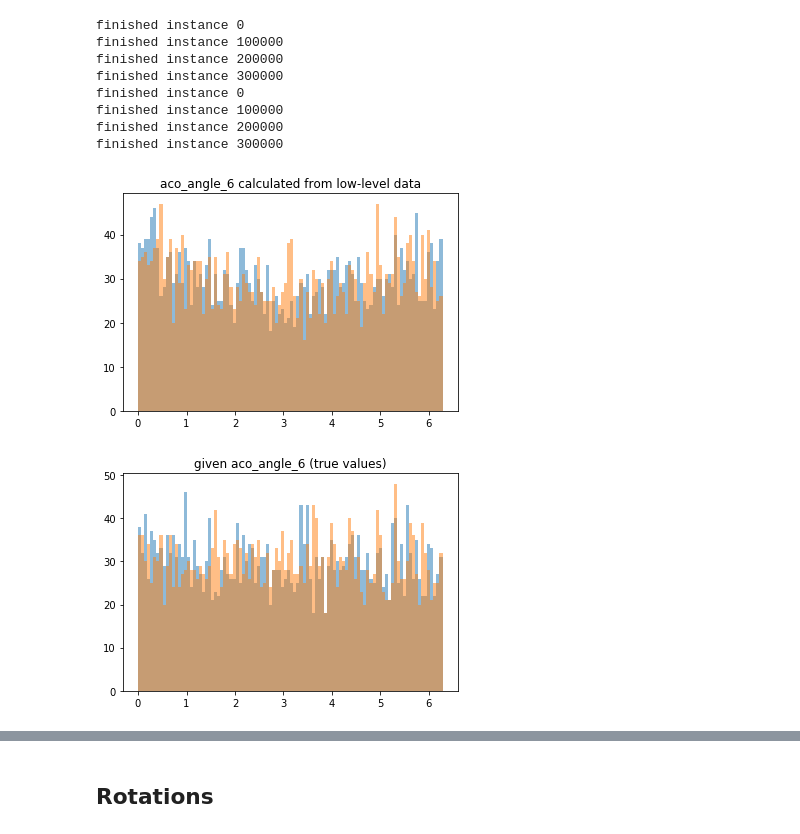
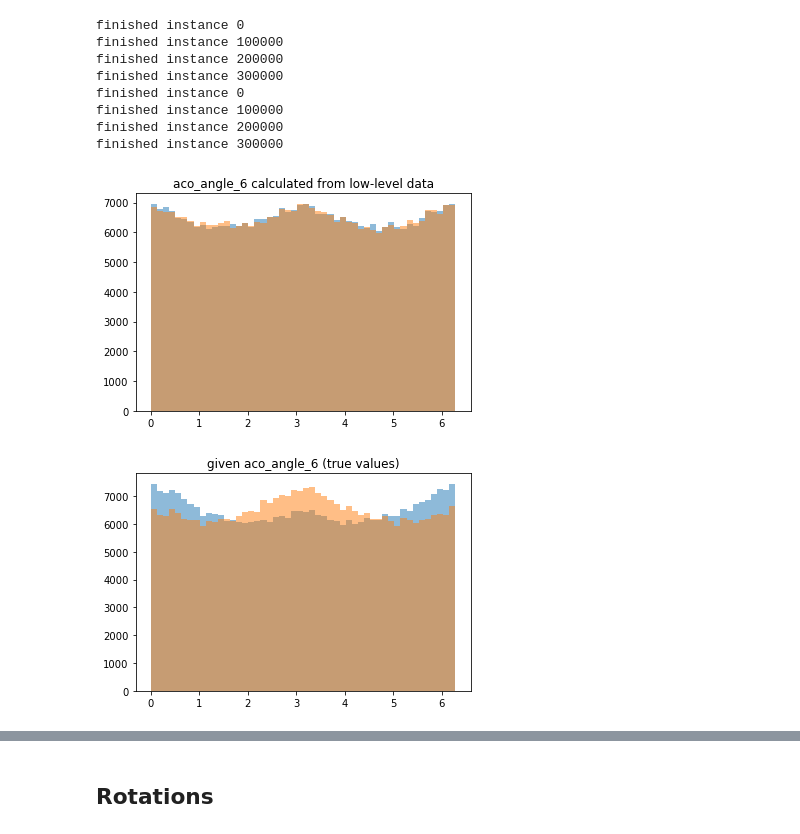
Before and after one commit to stanleyycheung/MSci-Project-HiggsTauTau, a Jupyter notebook: kristof/paper.ipynb, the cells around one changed output, grey strips where cells are left out. Cells and saved outputs as stored; diff of their text form; code cells hidden in the pictures.

Commit message:
newest version including setting the random seeds

```diff
--- a/kristof/paper.ipynb
+++ b/kristof/paper.ipynb
@@ -150,17 +160,23 @@ r2_boosted = p2_boosted + p4_boosted
 y_1_1 = df_filtered['y_1_1'].to_numpy()
 y_1_2 = df_filtered['y_1_2'].to_numpy()
 # %%
-def calc_aco(p1_boosted, p2_boosted, p3_boosted, p4_boosted):
+def calc_aco(p1_boosted2, p2_boosted2, p3_boosted2, p4_boosted2, y_1=[], y_2=[]):
     """
     The input 4-vectors should be:
     Momentum4 instances with shape 4 by ?
     The energy (first) row doesn't matter, can be anything
     """
+
+    if y_1 == [] or y_2 == []: # if no given y-s, then use the globally defined ones
+        y_1 = y_1_1
+        y_2 = y_1_2
+        print('using default y-s')
+
     i = 0
     phi_cps = []
     def unit(vect):
         return vect / np.linalg.norm(vect)
-    for pp1, pp2, pp3, pp4 in zip(p1_boosted[:].T, p2_boosted[:].T, p3_boosted[:].T, p4_boosted[:].T):
+    for pp1, pp2, pp3, pp4 in zip(p1_boosted2[:].T, p2_boosted2[:].T, p3_boosted2[:].T, p4_boosted2[:].T):
         n1 = pp1[1:] - np.dot(pp1[1:], unit(pp3[1:])) * unit(pp3[1:])
         n2 = pp2[1:] - np.dot(pp2[1:], unit(pp4[1:])) * unit(pp4[1:])
         n1 = unit(n1)
@@ -173,18 +189,18 @@ def calc_aco(p1_boosted, p2_boosted, p3_boosted, p4_boosted):
         if sign < 0:
             angle = 2 * np.pi - angle
 
+        # this part should be commented out
+        if y_1[i] * y_2[i] < 0:
+            if angle < np.pi:
+                angle += np.pi
+            else:
+                angle -= np.pi
+
         phi_cps.append(angle)
         if i%100000==0:
             print('finished instance', i)
         i += 1
 
-        # this part should be commented out
-        if y_1_1[i] * y_1_2[i] < 0:
-            if angle < np.pi:
-                angle += np.pi
-            else:
-                angle -= np.pi
-
     return phi_cps
 # %%
 ip_1 = df_filtered[["ip_x_1", "ip_y_1", "ip_z_1"]].to_numpy()
@@ -249,6 +266,8 @@ com_ps = Momentum4(pi_1_ps+pi_2_ps)
 com_sm = Momentum4(pi_1_sm+pi_2_sm)
 boost_ps = Momentum4(com_ps[0], -com_ps[1], -com_ps[2], -com_ps[3])
 boost_sm = Momentum4(com_sm[0], -com_sm[1], -com_sm[2], -com_sm[3])
+boost_ps = -com_ps
+boost_sm = -com_sm
 pi_1_ps = pi_1_ps.boost_particle(boost_ps)[:].T
 pi_1_sm = pi_1_sm.boost_particle(boost_sm)[:].T
 pi_2_ps = pi_2_ps.boost_particle(boost_ps)[:].T
@@ -288,9 +307,12 @@ def plot_signal_background(data1, data2, column,
     df2 = data2[column]
 
     fig, ax = plt.subplots()
-    df1 = df1.sample(3000, random_state=1234)
-    df2 = df2.sample(3000, random_state=1234)
-    low = max(min(df1.min(), df2.min()),-5)
+    #df1 = df1.sample(3000, random_state=1234)
+    #df2 = df2.sample(3000, random_state=1234)
+    #low = max(min(df1.min(), df2.min()),-5)
+    low = 0
+    #print(df1.min())
+    #print(df2.min())
     high = max(df1.max(), df2.max())
     if x_uplim != 0: high = x_uplim
 
@@ -308,16 +330,16 @@ def plot_signal_background(data1, data2, column,
 # %%
 # plot my calculated aco_angle_6 values
 aco_6_calculated_ps_df = pd.DataFrame(aco_6_calculated_ps, columns=['aco_angle_6 calculated from low-level data'])
 aco_6_calculated_sm_df = pd.DataFrame(aco_6_calculated_sm, columns=['aco_angle_6 calculated from low-level data'])
-plot_signal_background(aco_6_calculated_ps_df, aco_6_calculated_sm_df, 'aco_angle_6 calculated from low-level data', bins=100)
+plot_signal_background(aco_6_calculated_ps_df, aco_6_calculated_sm_df, 'aco_angle_6 calculated from low-level data', bins=50)
 # %% [output]
-[figure, old version]
+[figure, new version]
 # %%
 # plot the given aco_angle_6 values
 aco_angle_6_ps_df = pd.DataFrame(aco_angle_6_ps, columns=['aco_angle_6'])
 aco_angle_6_sm_df = pd.DataFrame(aco_angle_6_sm, columns=['aco_angle_6'])
-plot_signal_background(aco_angle_6_ps_df, aco_angle_6_sm_df, 'aco_angle_6', bins=100)
+plot_signal_background(aco_angle_6_ps_df, aco_angle_6_sm_df, 'aco_angle_6', bins=50)
 
 # THIS ONLY WORKS FOR THE RHO-RHO CHANNEL I GUESS
 # %% [output]
-[figure, old version]
+[figure, new version]
```
Also changed, not shown: parts of 24 cells of this notebook.
